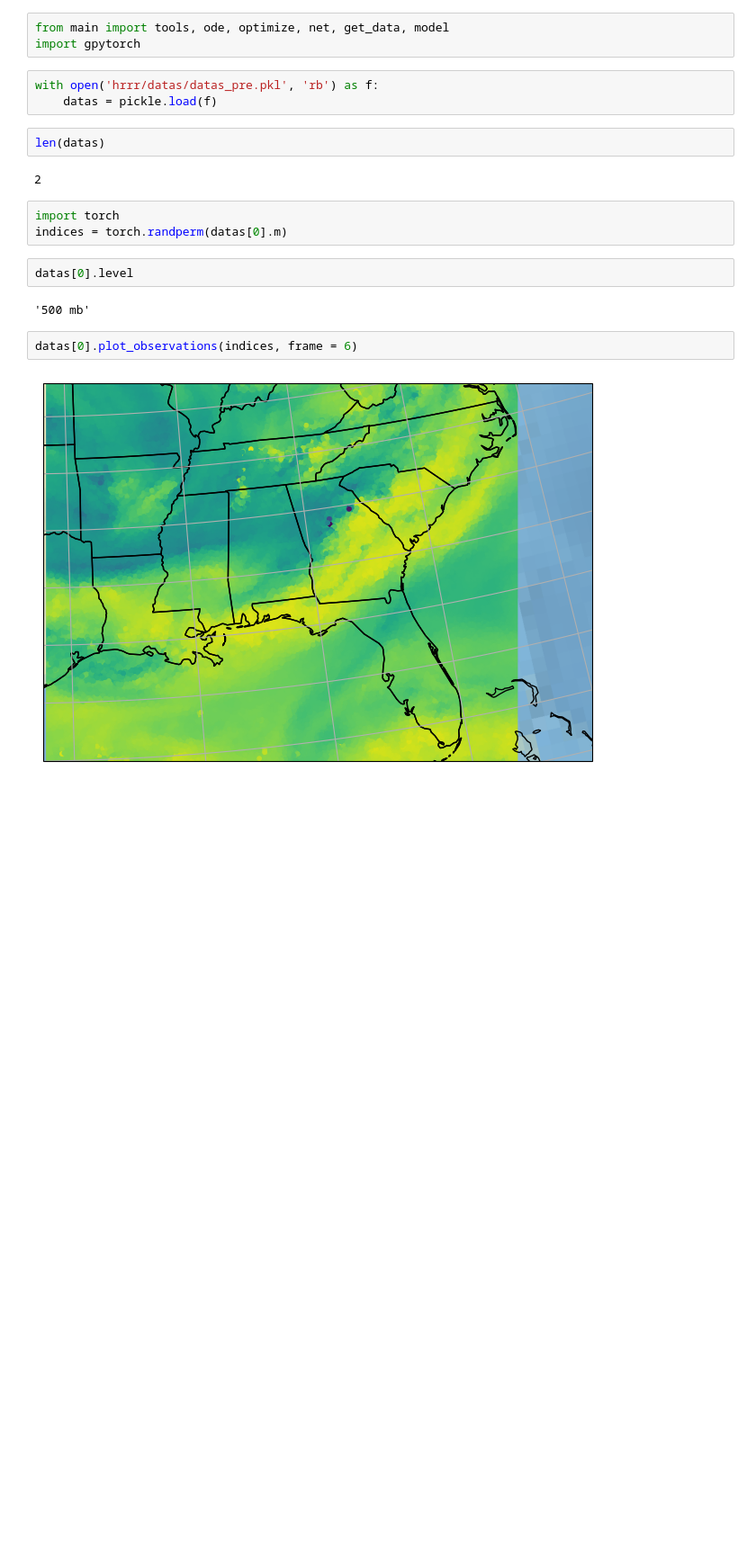
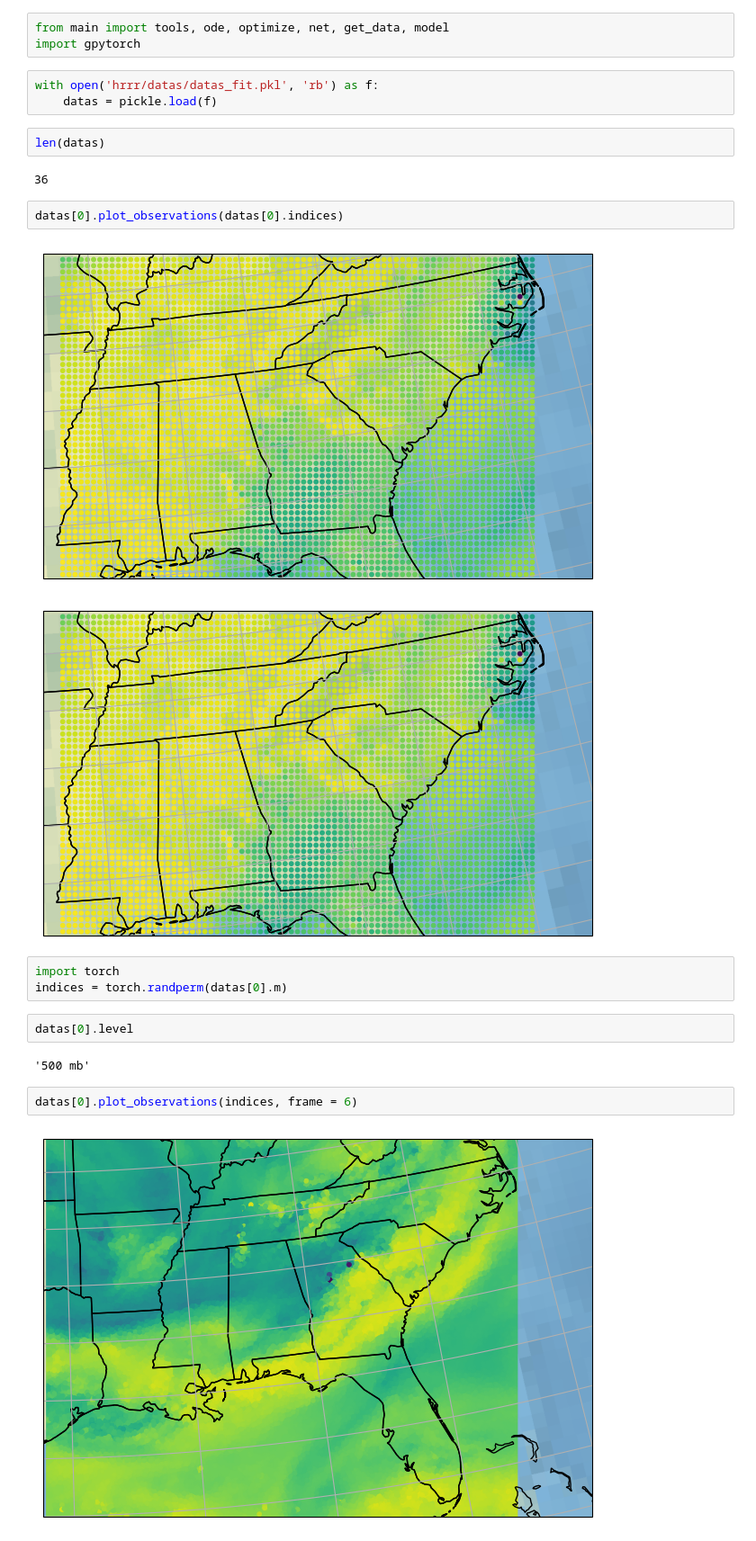
Before and after one commit to yf297/Transport, a Jupyter notebook: examples.ipynb, the cells around one changed output. Shown at 90% size. Saved outputs shown, nothing was run; the diff lists cells and outputs as text; blank space fills up the shorter version.

Commit message:
plots

```diff
--- a/examples.ipynb
+++ b/examples.ipynb
@@ -14,12 +11,17 @@ The autoreload extension is already loaded. To reload it, use:
 from main import tools, ode, optimize, net, get_data, model
 import gpytorch
 # %%
-with open('hrrr/datas/datas_pre.pkl', 'rb') as f:
+with open('hrrr/datas/datas_fit.pkl', 'rb') as f:
     datas = pickle.load(f)
 # %%
 len(datas)
 # %% [output]
-2
+36
+# %%
+datas[0].plot_observations(datas[0].indices)
+# %% [output]
+[figure, added]
+[figure, added]
 # %%
 import torch
 indices = torch.randperm(datas[0].m)
```
Also changed, not shown: parts of 3 cells of this notebook, 36 other files.
